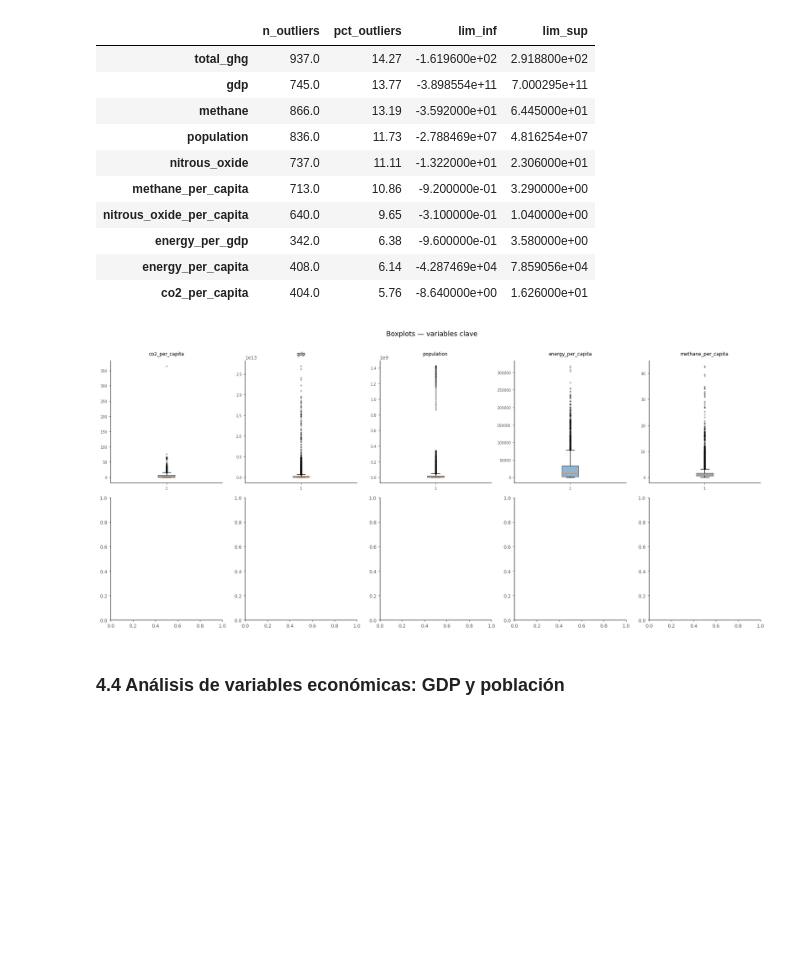
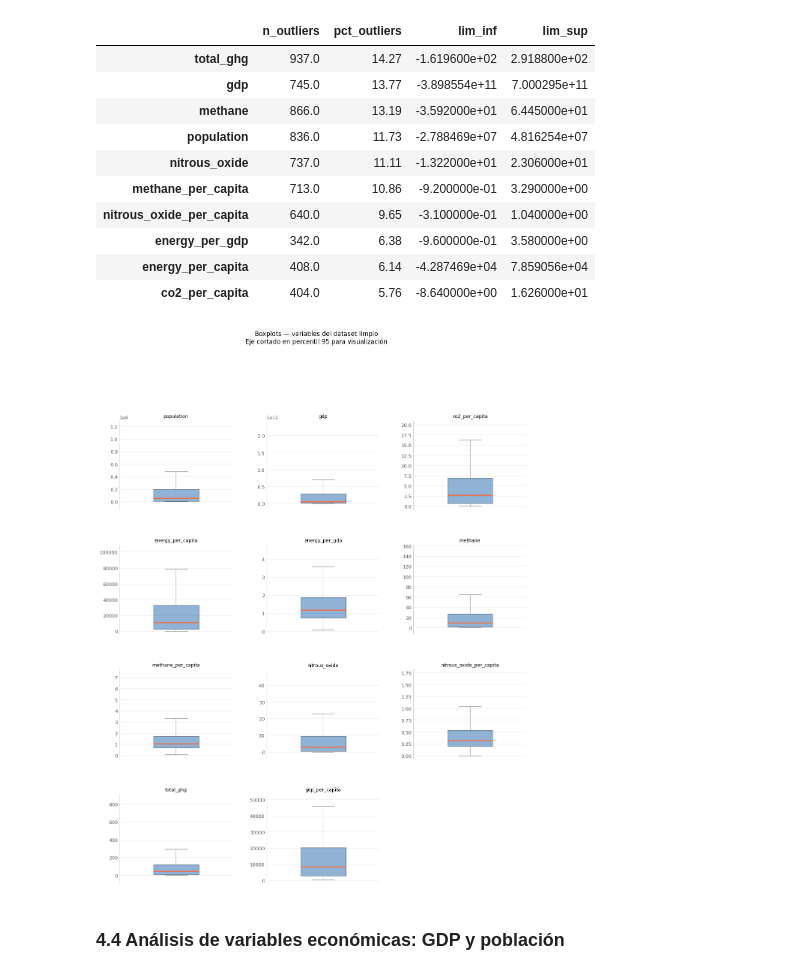
Before and after one commit to RamonEppens/Analisis_Predictivo_Co2, a Jupyter notebook: notebooks/Examen1-AnálisisPredictivo.ipynb, the cells around one changed output. Cells and saved outputs as stored; diff of their text form; code cells hidden in the pictures; blank space fills up the shorter version.

```diff
--- a/notebooks/Examen1-AnálisisPredictivo.ipynb
+++ b/notebooks/Examen1-AnálisisPredictivo.ipynb
@@ -960,33 +980,45 @@ resumen_outliers[['n_outliers', 'pct_outliers', 'lim_inf', 'lim_sup']].round(2)
 | energy_per_gdp | 342.0 | 6.38 | -9.600000e-01 | 3.580000e+00 |
 | energy_per_capita | 408.0 | 6.14 | -4.287469e+04 | 7.859056e+04 |
 | co2_per_capita | 404.0 | 5.76 | -8.640000e+00 | 1.626000e+01 |
-# %%
-# === BOXPLOTS DE VARIABLES CLAVE ===
-# Nos enfocamos en las variables más relevantes para el modelo
-cols_key = [
-    'co2_per_capita', 'co2', 'gdp', 'population',
-    'energy_per_capita', 'oil_co2_per_capita',
-    'methane_per_capita', 'ghg_per_capita',
-    'land_use_change_co2', 'cement_co2_per_capita'
-]
-cols_key = [c for c in cols_key if c in df_clean.columns]
-
-fig, axes = plt.subplots(2, 5, figsize=(18, 8))
-axes = axes.flatten()
-
-for i, col in enumerate(cols_key):
-    data = df_clean[col].dropna()
-    axes[i].boxplot(data, vert=True, patch_artist=True,
-                    boxprops=dict(facecolor='steelblue', alpha=0.6),
-                    flierprops=dict(marker='o', markersize=2, alpha=0.4, color='coral'))
-    axes[i].set_title(col, fontsize=9)
-    axes[i].tick_params(labelsize=7)
-
-plt.suptitle('Boxplots — variables clave', fontsize=13, y=1.01)
-plt.tight_layout()
-plt.show()
-# %% [output]
-[figure, removed]
+# %%
+# === BOXPLOTS DE VARIABLES CLAVE ===
+cols_key = [c for c in df_clean.select_dtypes(include='number').columns
+            if c != 'year']
+
+n_cols = 3
+n_rows = -(-len(cols_key) // n_cols)
+
+fig, axes = plt.subplots(n_rows, n_cols, figsize=(14, n_rows * 4))
+axes = axes.flatten()
+
+for i, col in enumerate(cols_key):
+    ax   = axes[i]
+    data = df_clean[col].dropna()
+    p95  = data.quantile(0.95)
+
+    ax.boxplot(data, vert=True, patch_artist=True, widths=0.4,
+               showfliers=False,
+               boxprops=dict(facecolor=C_BLUE, alpha=0.5, linewidth=0.8),
+               medianprops=dict(color=C_ORANGE, linewidth=2),
+               whiskerprops=dict(color=C_GRAY, linewidth=0.8),
+               capprops=dict(color=C_GRAY, linewidth=0.8))
+
+    ax.set_ylim(-data.std() * 0.1, p95 * 1.2)
+    ax.set_title(col, fontsize=9, pad=6)
+    ax.set_xticks([])
+    ax.spines['bottom'].set_visible(False)
+    tufte_style(ax, grid_axis='y')
+
+for j in range(i + 1, len(axes)):
+    axes[j].set_visible(False)
+
+fig.suptitle('Boxplots — variables del dataset limpio\n'
+             'Eje cortado en percentil 95 para visualización',
+             fontsize=12, y=1.03)
+plt.subplots_adjust(hspace=0.4, wspace=0.3)
+plt.show()
+# %% [output]
+[figure, added]
 # %% [markdown]
 ### 4.4 Análisis de variables económicas: GDP y población
 # %%
```
Also changed, not shown: parts of 1 cell of this notebook.
